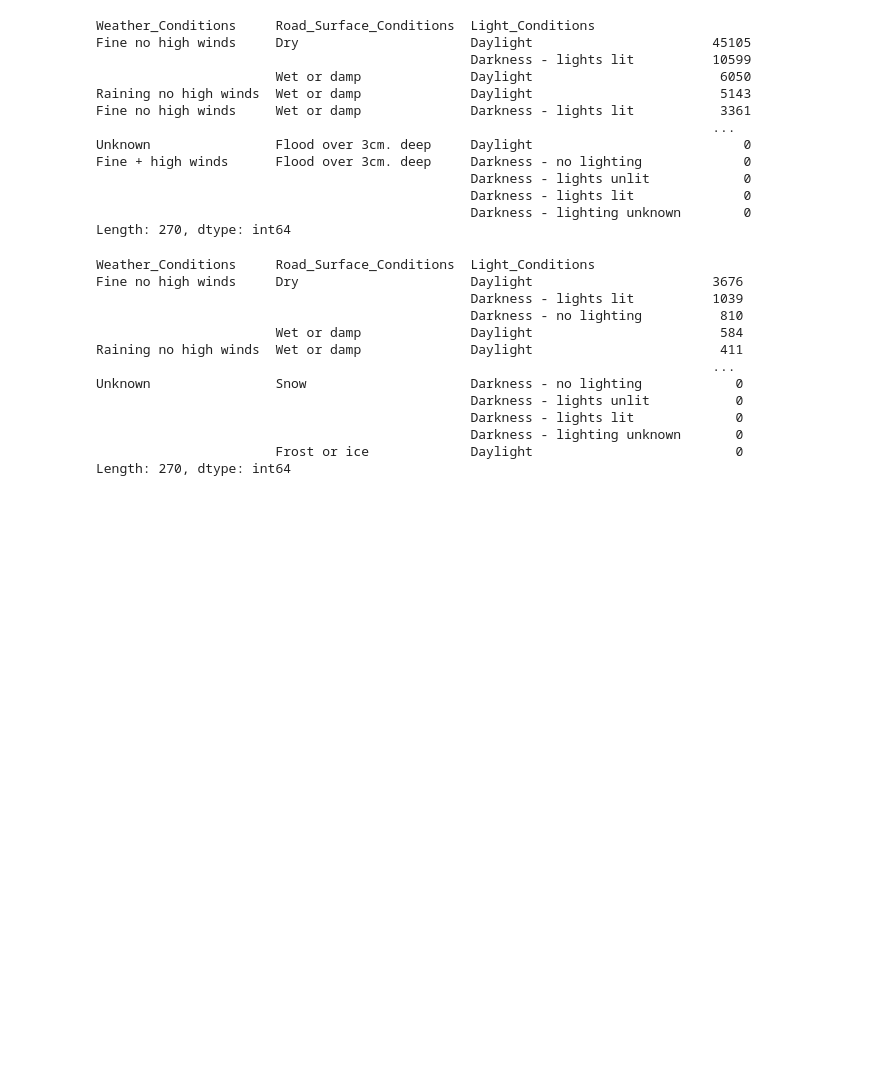
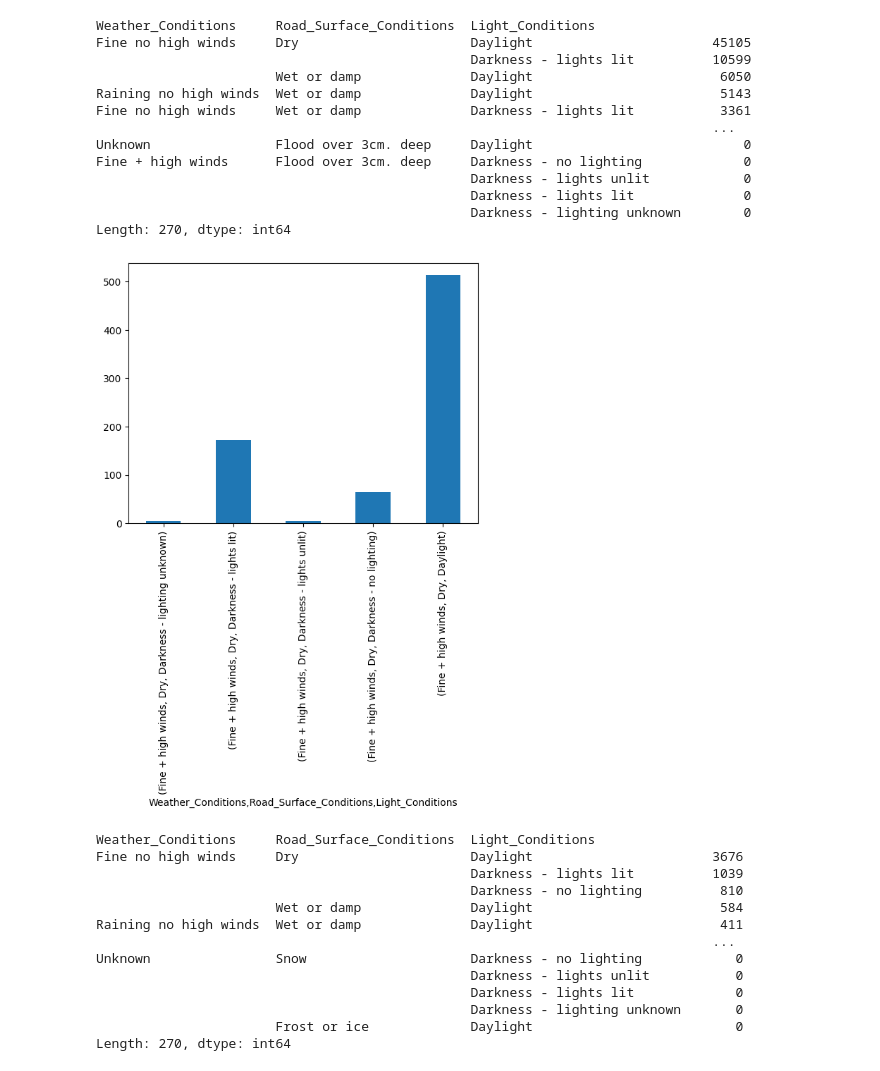
Before and after one commit to akagail/ITD-3B, a Jupyter notebook: activity4.ipynb, the cells around one changed output. Saved outputs shown, nothing was run; the diff lists cells and outputs as text; code cells hidden in the pictures; blank space fills up the shorter version.

```diff
--- a/activity4.ipynb
+++ b/activity4.ipynb
@@ -1275,6 +1280,11 @@ Fine + high winds      Flood over 3cm. deep     Darkness - no lighting
                                                 Darkness - lights lit              0
                                                 Darkness - lighting unknown        0
 Length: 270, dtype: int64
+# %%
+wc_rsc_lc_serious.head(5).plot(kind='bar')
+plt.show()
+# %% [output]
+[figure, added]
 # %%
 wc_rsc_lc_fatal = fatal_acc.groupby(['Weather_Conditions', 'Road_Surface_Conditions', 'Light_Conditions']).size()
 wc_rsc_lc_fatal.sort_values(ascending=False)
```
Also changed, not shown: parts of 5 cells of this notebook.
